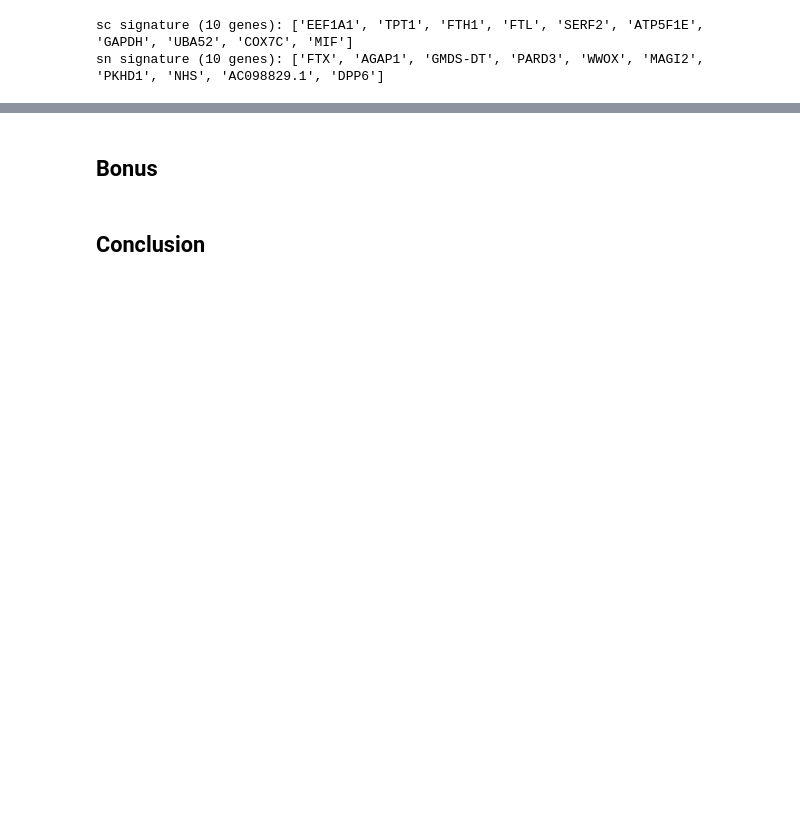
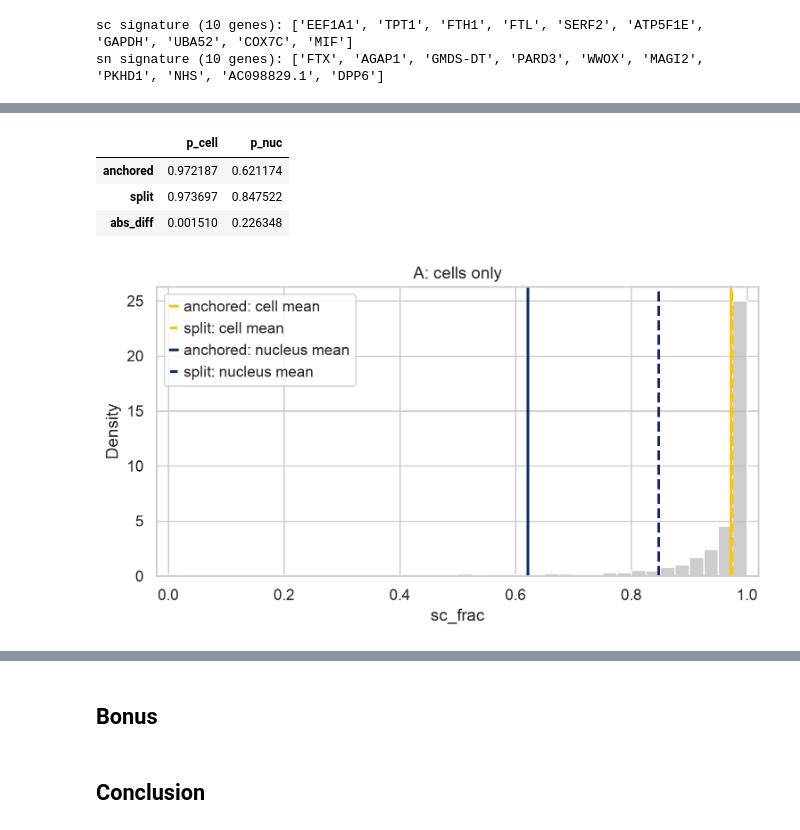
Before and after one commit to UnknownCreature0086/CellorNuc, a Jupyter notebook: notebook/CellorNuc_quiz.ipynb, the cells around one changed output, grey strips where cells are left out. Saved outputs shown, nothing was run; the diff lists cells and outputs as text; code cells hidden in the pictures; blank space fills up the shorter version.

```diff
--- a/notebook/CellorNuc_quiz.ipynb
+++ b/notebook/CellorNuc_quiz.ipynb
@@ -60,0 +363,27 @@ single = sc.read_h5ad(ROOT / "data" / "single_KidneyRaji_sc_full.h5ad")
+# %%
+q3b_cells = {}
+q3b_cells_sc_frac = None
+for init in ("anchored", "split"):
+    fitted = Scanpyplus.CellorNucEM(
+        mixed[mixed.obs["suspension_type"] == "cell"],
+        sc_genes,
+        sn_genes,
+        layer="counts",
+        init=init,
+        copy=True,
+        print_mode=False,
+    )
+    q3b_cells[init] = component_means(fitted)
+    if q3b_cells_sc_frac is None:
+        q3b_cells_sc_frac = fitted.obs["sc_frac"].copy()
+
+q3b_cells = pd.DataFrame(q3b_cells).T
+q3b_cells.loc["abs_diff"] = (q3b_cells.loc["anchored"] - q3b_cells.loc["split"]).abs()
+display(q3b_cells)
+plot_component_means(q3b_cells_sc_frac, q3b_cells, "A: cells only")
+# %% [output]
+|  | p_cell | p_nuc |
+| anchored | 0.972187 | 0.621174 |
+| split | 0.973697 | 0.847522 |
+| abs_diff | 0.001510 | 0.226348 |
+[figure, added]
```
Also changed, not shown: parts of 25 cells of this notebook.
